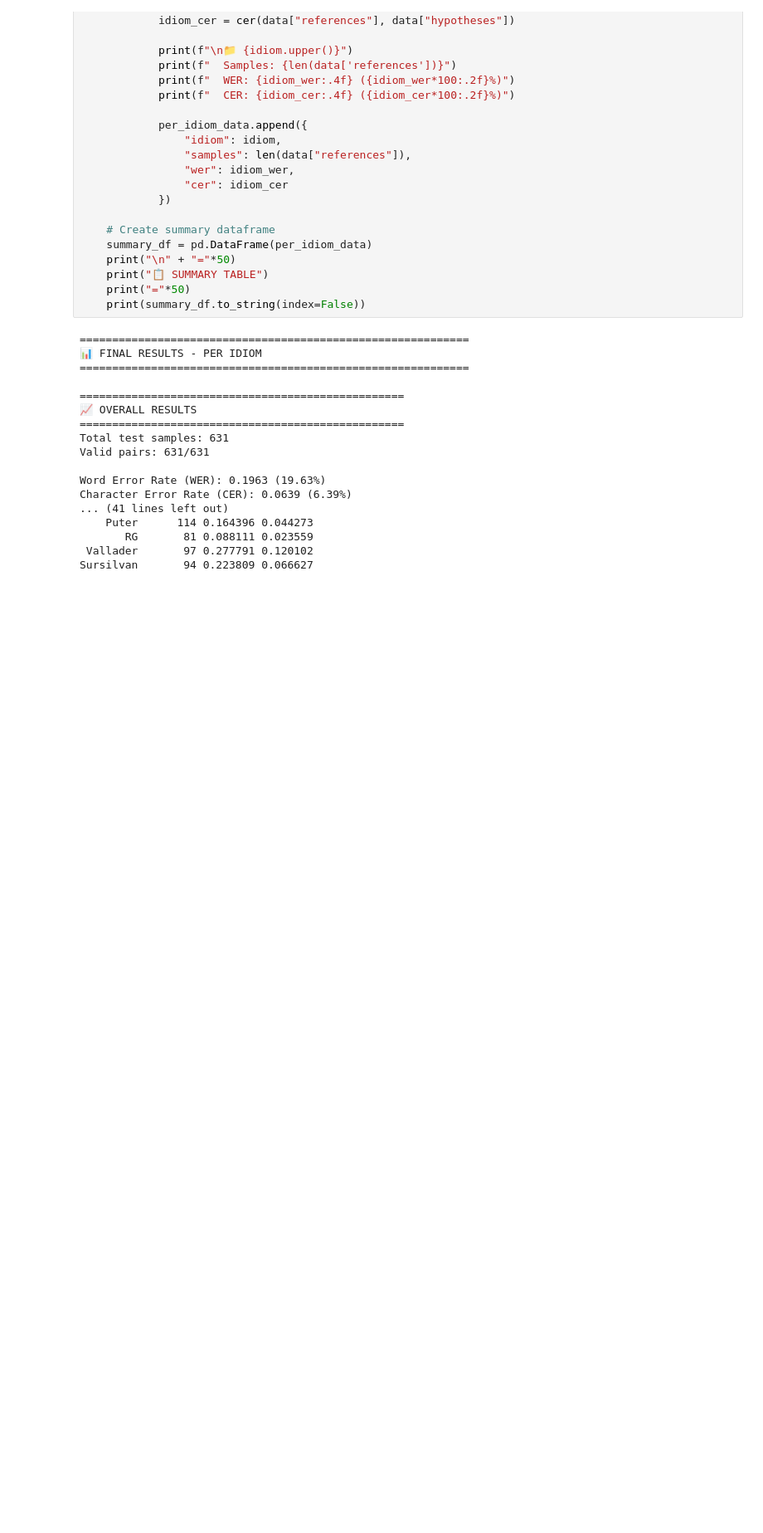
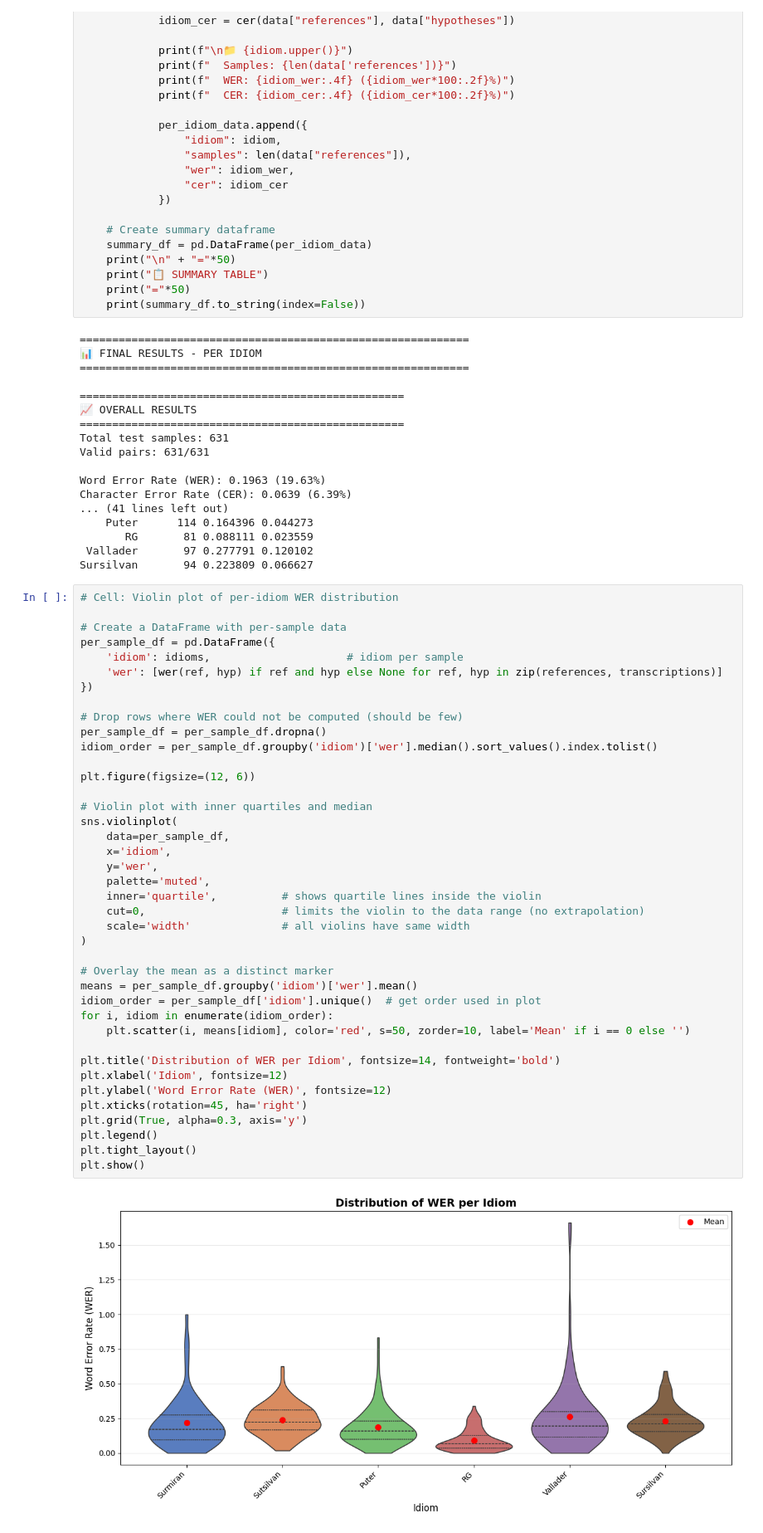
Before and after one commit to manueltuor/Romansh-ASR, a Jupyter notebook: 4_Model_Evaluation.ipynb, the cells around one changed output. Shown at 83% size. Cells and saved outputs as stored; diff of their text form; blank space fills up the shorter version.

Commit message:
wer violin plot

```diff
--- a/4_Model_Evaluation.ipynb
+++ b/4_Model_Evaluation.ipynb
@@ -295,6 +297,48 @@ Character Error Rate (CER): 0.0639 (6.39%)
        RG       81 0.088111 0.023559
  Vallader       97 0.277791 0.120102
 Sursilvan       94 0.223809 0.066627
+# %%
+# Cell: Violin plot of per‑idiom WER distribution
+
+# Create a DataFrame with per‑sample data
+per_sample_df = pd.DataFrame({
+    'idiom': idioms,                     # idiom per sample
+    'wer': [wer(ref, hyp) if ref and hyp else None for ref, hyp in zip(references, transcriptions)]
+})
+
+# Drop rows where WER could not be computed (should be few)
+per_sample_df = per_sample_df.dropna()
+idiom_order = per_sample_df.groupby('idiom')['wer'].median().sort_values().index.tolist()
+
+plt.figure(figsize=(12, 6))
+
+# Violin plot with inner quartiles and median
+sns.violinplot(
+    data=per_sample_df,
+    x='idiom',
+    y='wer',
+    palette='muted',
+    inner='quartile',          # shows quartile lines inside the violin
+    cut=0,                     # limits the violin to the data range (no extrapolation)
+    scale='width'              # all violins have same width
+)
+
+# Overlay the mean as a distinct marker
+means = per_sample_df.groupby('idiom')['wer'].mean()
+idiom_order = per_sample_df['idiom'].unique()  # get order used in plot
+for i, idiom in enumerate(idiom_order):
+    plt.scatter(i, means[idiom], color='red', s=50, zorder=10, label='Mean' if i == 0 else '')
+
+plt.title('Distribution of WER per Idiom', fontsize=14, fontweight='bold')
+plt.xlabel('Idiom', fontsize=12)
+plt.ylabel('Word Error Rate (WER)', fontsize=12)
+plt.xticks(rotation=45, ha='right')
+plt.grid(True, alpha=0.3, axis='y')
+plt.legend()
+plt.tight_layout()
+plt.show()
+# %% [output]
+[figure, added]
 # %%
 # Cell 6: Sample Transcriptions
 print("\n" + "="*60)
```
Also changed, not shown: parts of 2 cells of this notebook.
